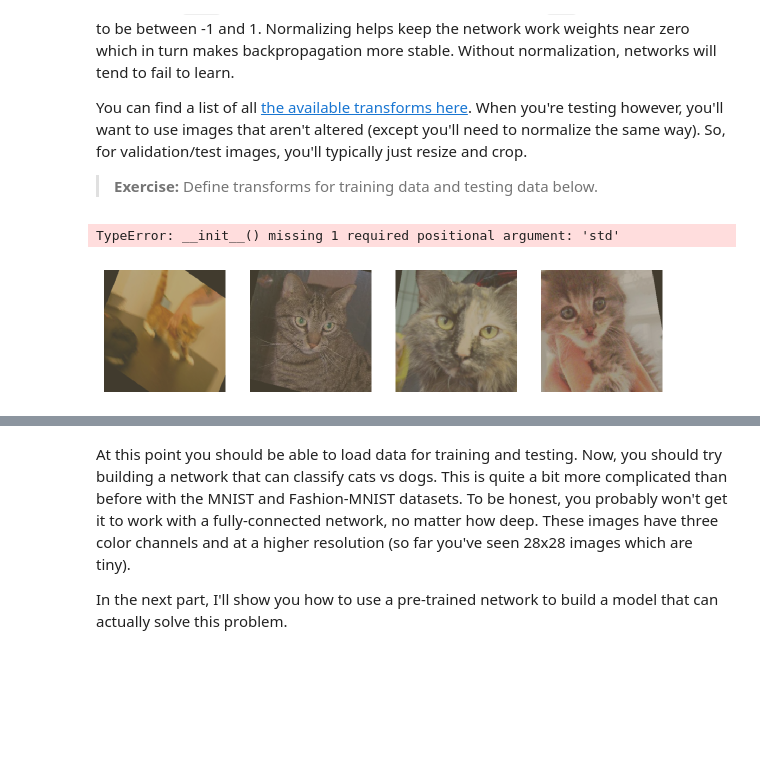
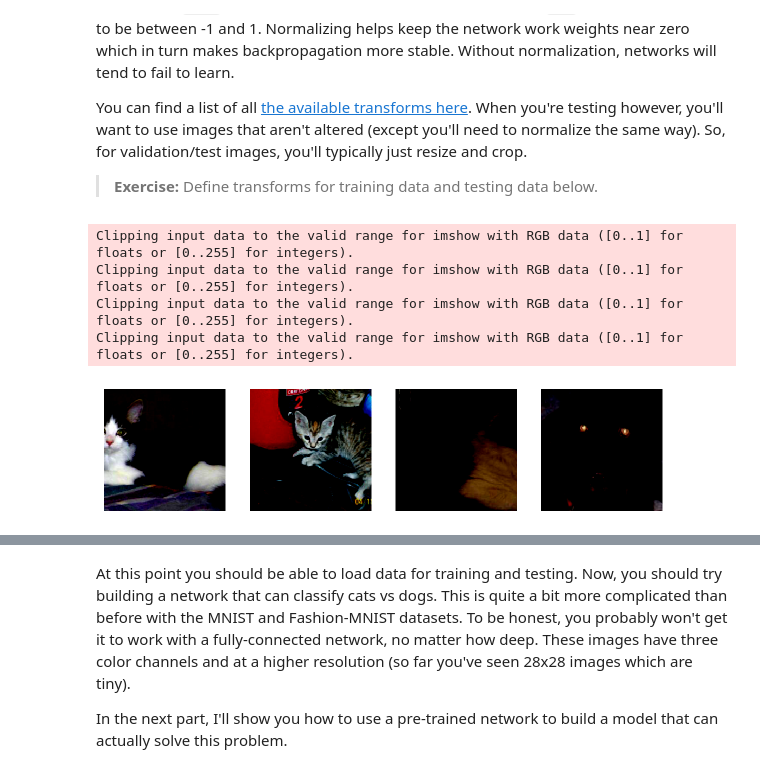
Before and after one commit to esteveste/deep-learning-v2-pytorch, a Jupyter notebook: intro-to-pytorch/Part 7 - Loading Image Data (Exercises).ipynb, the cells around one changed output, grey strips where cells are left out. Saved outputs shown, nothing was run; the diff lists cells and outputs as text; code cells hidden in the pictures; blank space fills up the shorter version.

```diff
--- a/intro-to-pytorch/Part 7 - Loading Image Data (Exercises).ipynb
+++ b/intro-to-pytorch/Part 7 - Loading Image Data (Exercises).ipynb
@@ -117,7 +117,7 @@ You can find a list of all [the available transforms here](http://pytorch.org/do
 
 >**Exercise:** Define transforms for training data and testing data below.
 # %%
-data_dir = '/media/esteveste/7ab34ed6-d0d8-4a2e-8b24-15747406b064/home/est/Cat_Dog_data'
+data_dir = '/media/esteveste/Data/ML/Datasets/Cat_Dog_data'
 
 # TODO: Define transforms for the training data and testing data
 train_transforms = transforms.Compose([transforms.RandomRotation(30),
@@ -127,31 +127,35 @@ train_transforms = transforms.Compose([transforms.RandomRotation(30),
                                        transforms.Normalize([0.5,0.5,0.5],[0.5,0.5,0.5])
                                       ])
 
-test_transforms = transforms.Compose([transforms.Resize(255),
+test_transforms = transforms.Compose([
+                                        transforms.Resize(255),
                                       transforms.CenterCrop(224),
                                       transforms.ToTensor(),
-                                      transforms.Normalize([0.5,0.5,0.5],[0.5,0.5,0.5])])
+                                      transforms.Normalize([0.5,0.5,0.5],[0.5,0.5,0.5])
+                                     ])
 
 
 # Pass transforms in here, then run the next cell to see how the transforms look
 train_data = datasets.ImageFolder(data_dir + '/train', transform=train_transforms)
 test_data = datasets.ImageFolder(data_dir + '/test', transform=test_transforms)
 
-trainloader = torch.utils.data.DataLoader(train_data, batch_size=32)
-testloader = torch.utils.data.DataLoader(test_data, batch_size=32)
+trainloader = torch.utils.data.DataLoader(train_data, batch_size=32,shuffle=True)
+testloader = torch.utils.data.DataLoader(test_data, batch_size=32,shuffle=True)
-# %% [output]
-TypeError: __init__() missing 1 required positional argument: 'std'
 # %%
 # change this to the trainloader or testloader
-data_iter = iter(trainloader)
+data_iter = iter(testloader)
 
 images, labels = next(data_iter)
 fig, axes = plt.subplots(figsize=(10,4), ncols=4)
 for ii in range(4):
     ax = axes[ii]
     helper.imshow(images[ii], ax=ax, normalize=False)
 # %% [output]
+Clipping input data to the valid range for imshow with RGB data ([0..1] for floats or [0..255] for integers).
+Clipping input data to the valid range for imshow with RGB data ([0..1] for floats or [0..255] for integers).
+Clipping input data to the valid range for imshow with RGB data ([0..1] for floats or [0..255] for integers).
+Clipping input data to the valid range for imshow with RGB data ([0..1] for floats or [0..255] for integers).
-[figure, old version]
+[figure, new version]
 # %% [markdown]
 Your transformed images should look something like this.
 
```
Also changed, not shown: parts of 14 cells of this notebook, 2 other files.
